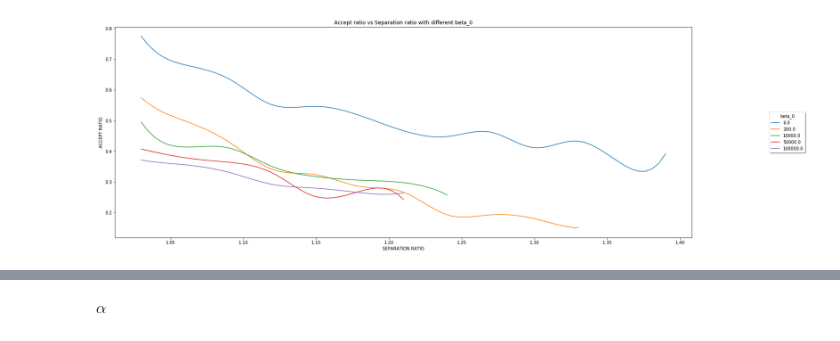
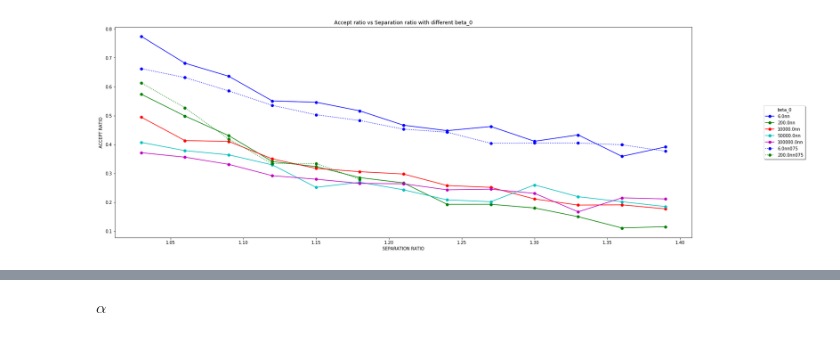
Before and after one commit to madrixx/deep_tempering, a Jupyter notebook: mnist_experiments_plot.ipynb, the cells around one changed output, grey strips where cells are left out. Saved outputs shown, nothing was run; the diff lists cells and outputs as text; code cells hidden in the pictures.

```diff
--- a/mnist_experiments_plot.ipynb
+++ b/mnist_experiments_plot.ipynb
@@ -12,26 +12,40 @@ import matplotlib.pyplot as plt
 files_limit = 100
 def splitted(x): return x.split('_')
 #beta_0_list = [6, 200, 400, 600, 800, 1000, 2000, 3000, 4000, 5000]
-f1 = [f for f in os.listdir('simulation/summaries/compressed/') if 'tempfactor' in f and '_6_' in f]
-f2 = [f for f in os.listdir('simulation/summaries/compressed/') if 'tempfactor' in f and '_200_' in f]
+f1 = [f for f in os.listdir('simulation/summaries/compressed/') if 'tempfactor' in f and '_6_' in f and '_150_' in f and 'nn_mnist' in f]
+f2 = [f for f in os.listdir('simulation/summaries/compressed/') if 'tempfactor' in f and '_200_' in f and '_150_' in f and 'nn_mnist' in f]
 
-f3 = [f for f in os.listdir('simulation/summaries/compressed/') if 'tempfactor' in f and '_10000_' in f]
-f4 = [f for f in os.listdir('simulation/summaries/compressed/') if 'tempfactor' in f and '_50000_' in f]
-f5 = [f for f in os.listdir('simulation/summaries/compressed/') if 'tempfactor' in f and '_100000_' in f]
+f3 = [f for f in os.listdir('simulation/summaries/compressed/') if 'tempfactor' in f and '_10000_' in f and '_150_' in f and 'nn_mnist' in f]
+f4 = [f for f in os.listdir('simulation/summaries/compressed/') if 'tempfactor' in f and '_50000_' in f and '_150_' in f and 'nn_mnist' in f]
+f5 = [f for f in os.listdir('simulation/summaries/compressed/') if 'tempfactor' in f and '_100000_' in f and '_150_' in f and 'nn_mnist' in f]
+f6 = [f for f in os.listdir('simulation/summaries/compressed/') if 'tempfactor' in f and '_6_' in f and '_150_' in f and 'nn075_mnist' in f]
+f7 = [f for f in os.listdir('simulation/summaries/compressed/') if 'tempfactor' in f and '_200_' in f and '_150_' in f and 'nn075_mnist' in f]
 #f17 = [f for f in os.listdir('simulation/summaries/compressed/') if 'tempfactor' in f and '_100000_' in f]
 
-files = [f1, f2, f3, f4, f5]
+files = [f1,f2,f3, f4, f5, f6, f7]
+#print(f6)
+#for f in files:
+#    print('\n'.join(sorted(f, key=lambda x: int(x.split('_')[-1]))))
+#    print()
+#print(sorted(f2, key=lambda x: int(x.split('_')[-1])))
 #files = [f1, f2, f6, f7, f8, f9, f10, f11, f12]
 ees = [summ_ext2.ExperimentExtractor(f) for f in files]
 #ee1 = summ_ext2.ExperimentExtractor(files)
 plot = summ_ext2.Plot()
+format_strings = ['bo-', 'go-', 'ro-', 'co-', 'mo-','bo:', 'go:', 'ro:', 'co:', 'mo:', 'bv--', 'gv--', 'rv--', 'cv--', 'mv--',]
 # %%
 fig, ax = plt.subplots()
 figs = []
+i = 0
 for ee in ees:
     x, y, err = ee.get_accept_ratio_vs_separation_ratio_data()
-    figs.append(plot.plot(x, y,fig=fig, ax=ax, label=str(ee._se[list(ee._se.keys())[0]].get_description()['noise_list'][0])))
-plot.legend(fig, ax, legend_title = 'beta_0', xlabel='SEPARATION RATIO', ylabel='ACCEPT RATIO', title='Accept ratio vs Separation ratio with different beta_0')
+    label = str(ee._se[list(ee._se.keys())[0]].get_description()['noise_list'][0]) + str(ee).split('_')[0]
+    figs.append(plot.plot(x, y,fig=fig, ax=ax, label=label, splined_points_mult=None,
+                         fmt=format_strings[i]))
+    i += 1
+plot.legend(fig, ax,
+        legend_title = 'beta_0',
+            xlabel='SEPARATION RATIO', ylabel='ACCEPT RATIO', title='Accept ratio vs Separation ratio with different beta_0')
 #fig = plot.plot(x1, y1, fig=fig, ax=ax, label='replica2')
 # %% [output]
-[figure, old version]
+[figure, new version]
```
Also changed, not shown: parts of 3 cells of this notebook.
